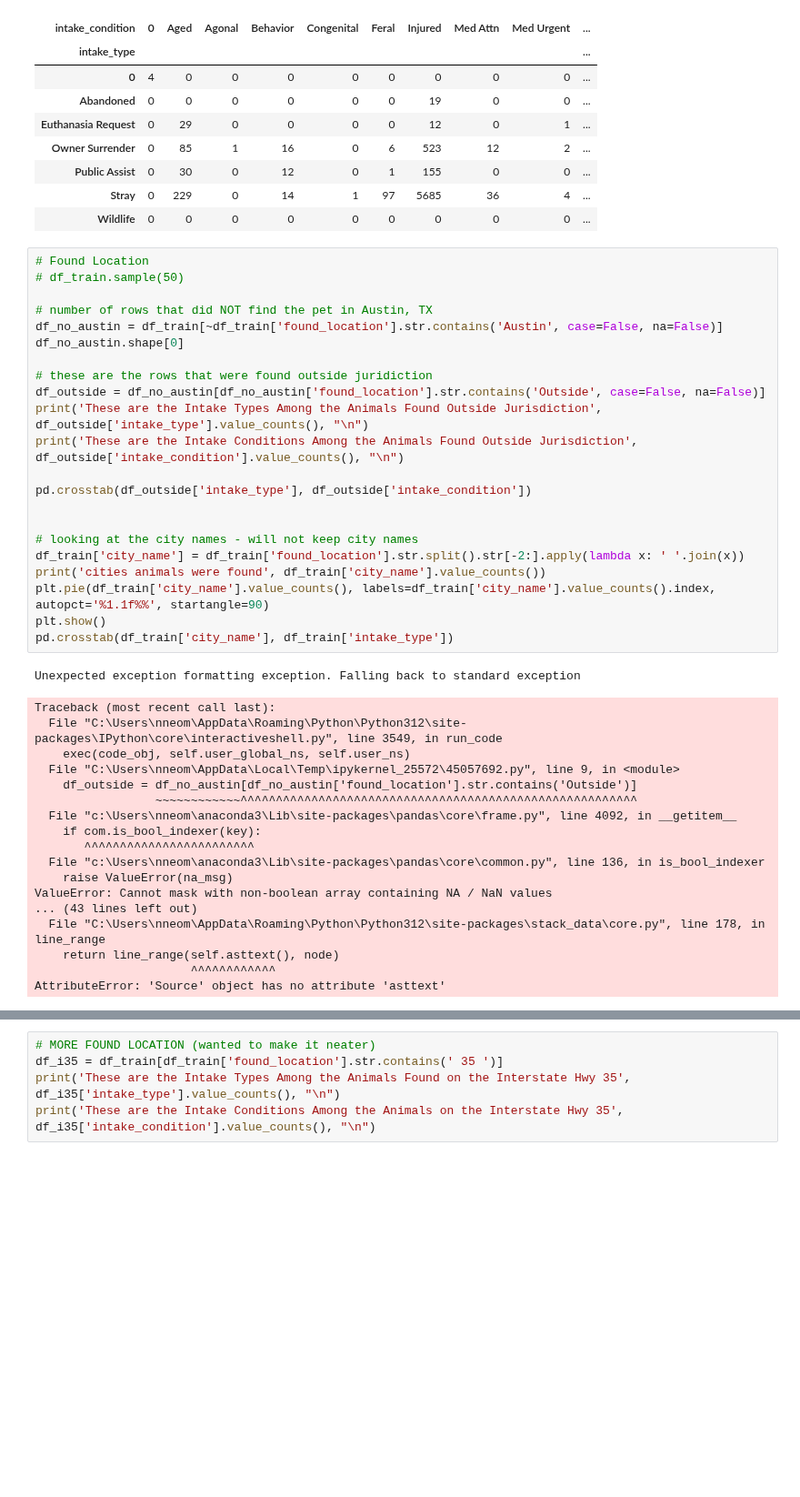
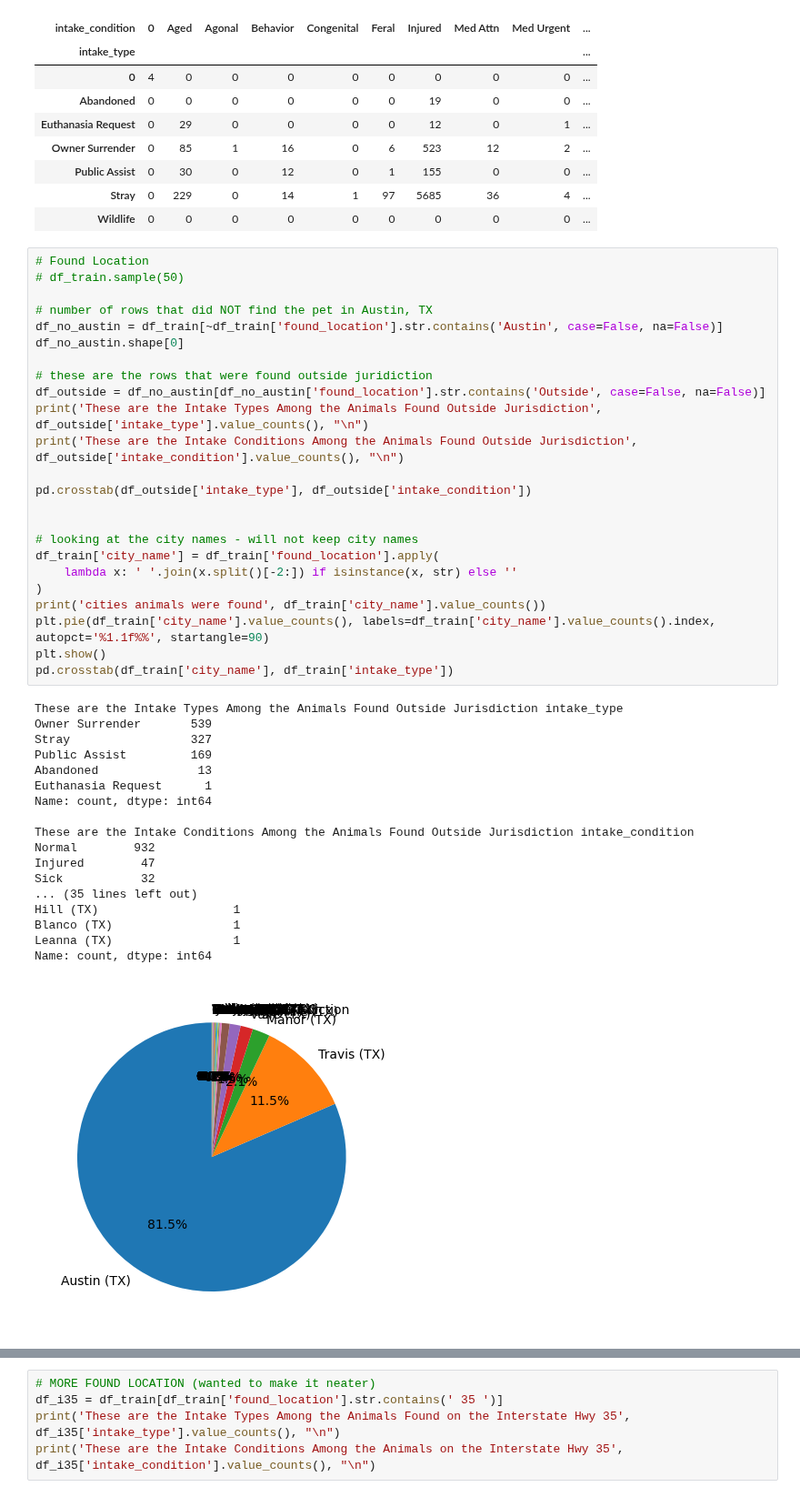
Before and after one commit to nneomaonochie/ml1-animal-data, a Jupyter notebook: ml-project.ipynb, the cells around one changed output, grey strips where cells are left out. Shown at 91% size. Saved outputs shown, nothing was run; the diff lists cells and outputs as text; blank space fills up the shorter version.

```diff
--- a/ml-project.ipynb
+++ b/ml-project.ipynb
@@ -510,41 +510,43 @@ pd.crosstab(df_train['intake_type'], df_train['intake_condition'])
 # %%
 # Found Location
 # df_train.sample(50)
 
 # number of rows that did NOT find the pet in Austin, TX
 df_no_austin = df_train[~df_train['found_location'].str.contains('Austin', case=False, na=False)]
 df_no_austin.shape[0]
 
 # these are the rows that were found outside juridiction
 df_outside = df_no_austin[df_no_austin['found_location'].str.contains('Outside', case=False, na=False)]
 print('These are the Intake Types Among the Animals Found Outside Jurisdiction', df_outside['intake_type'].value_counts(), "\n")
 print('These are the Intake Conditions Among the Animals Found Outside Jurisdiction', df_outside['intake_condition'].value_counts(), "\n")
 
 pd.crosstab(df_outside['intake_type'], df_outside['intake_condition'])
 
 
 # looking at the city names - will not keep city names
-df_train['city_name'] = df_train['found_location'].str.split().str[-2:].apply(lambda x: ' '.join(x))
+df_train['city_name'] = df_train['found_location'].apply(
+    lambda x: ' '.join(x.split()[-2:]) if isinstance(x, str) else ''
+)
 print('cities animals were found', df_train['city_name'].value_counts())
 plt.pie(df_train['city_name'].value_counts(), labels=df_train['city_name'].value_counts().index, autopct='%1.1f%%', startangle=90)
 plt.show()
 pd.crosstab(df_train['city_name'], df_train['intake_type'])
 # %% [output]
-Unexpected exception formatting exception. Falling back to standard exception
+These are the Intake Types Among the Animals Found Outside Jurisdiction intake_type
+Owner Surrender       539
+Stray                 327
+Public Assist         169
+Abandoned              13
+Euthanasia Request      1
+Name: count, dtype: int64
+
+These are the Intake Conditions Among the Animals Found Outside Jurisdiction intake_condition
+Normal        932
+Injured        47
+Sick           32
+... (35 lines left out)
+Hill (TX)                   1
+Blanco (TX)                 1
+Leanna (TX)                 1
+Name: count, dtype: int64
-Traceback (most recent call last):
-  File "C:\Users\nneom\AppData\Roaming\Python\Python312\site-packages\IPython\core\interactiveshell.py", line 3549, in run_code
-    exec(code_obj, self.user_global_ns, self.user_ns)
-  File "C:\Users\nneom\AppData\Local\Temp\ipykernel_25572\45057692.py", line 9, in <module>
-    df_outside = df_no_austin[df_no_austin['found_location'].str.contains('Outside')]
-                 ~~~~~~~~~~~~^^^^^^^^^^^^^^^^^^^^^^^^^^^^^^^^^^^^^^^^^^^^^^^^^^^^^^^^
-  File "c:\Users\nneom\anaconda3\Lib\site-packages\pandas\core\frame.py", line 4092, in __getitem__
-    if com.is_bool_indexer(key):
-       ^^^^^^^^^^^^^^^^^^^^^^^^
-  File "c:\Users\nneom\anaconda3\Lib\site-packages\pandas\core\common.py", line 136, in is_bool_indexer
-    raise ValueError(na_msg)
-ValueError: Cannot mask with non-boolean array containing NA / NaN values
-... (43 lines left out)
-  File "C:\Users\nneom\AppData\Roaming\Python\Python312\site-packages\stack_data\core.py", line 178, in line_range
-    return line_range(self.asttext(), node)
-                      ^^^^^^^^^^^^
-AttributeError: 'Source' object has no attribute 'asttext'
+[figure, added]
```
Also changed, not shown: parts of 6 cells of this notebook.
